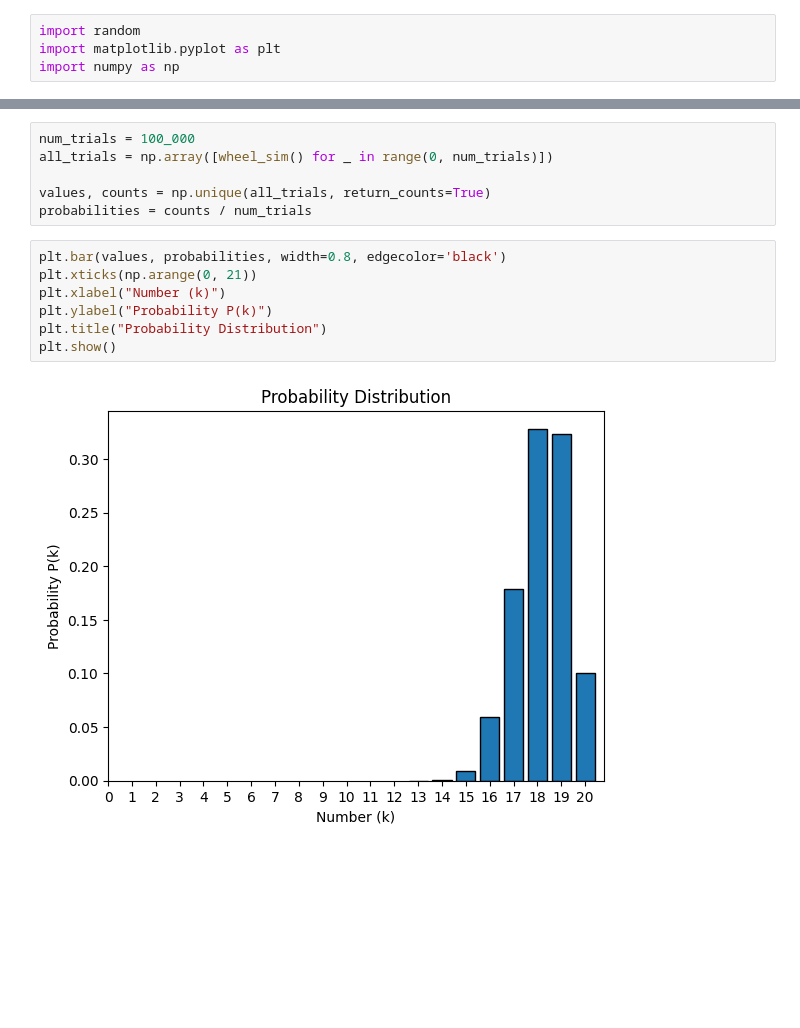
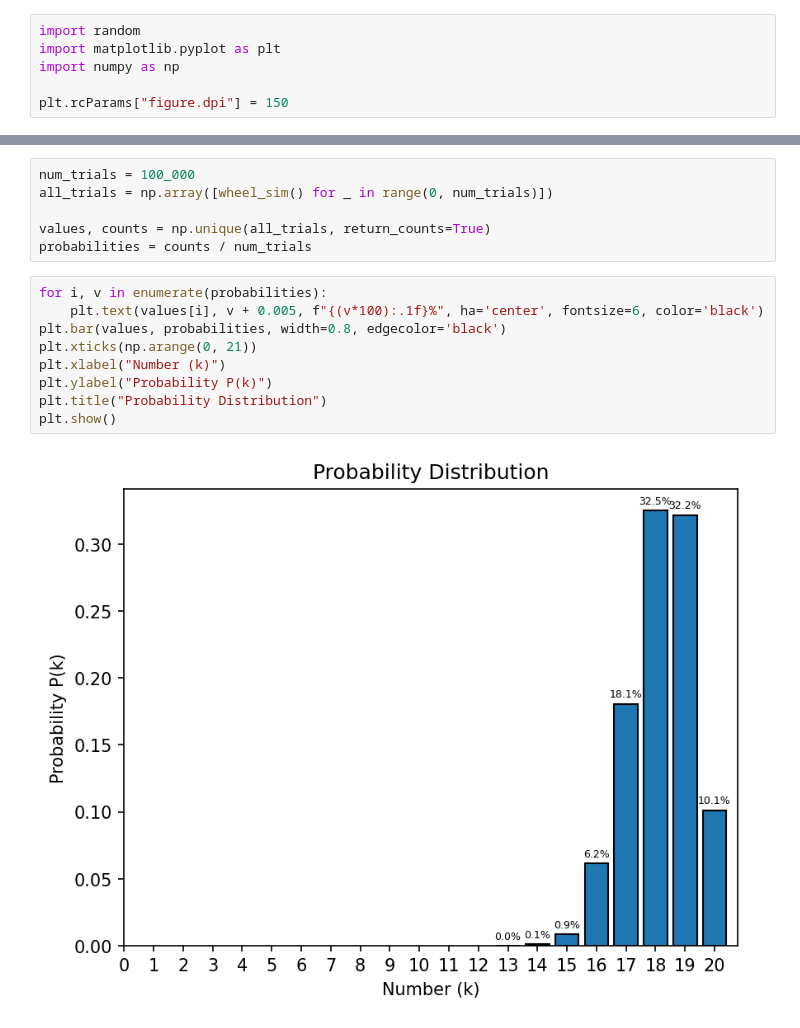
Before and after one commit to Woozl/finals-valentines-wheel, a Jupyter notebook: main.ipynb, the cells around one changed output, grey strips where cells are left out. Drawn from its saved outputs; the diff is of its cells as text; blank space fills up the shorter version.

Commit message:
add percentage labels to graphs

```diff
--- a/main.ipynb
+++ b/main.ipynb
@@ -2,6 +2,8 @@
 import random
 import matplotlib.pyplot as plt
 import numpy as np
+
+plt.rcParams["figure.dpi"] = 150
 # %%
 num_days = 13
 tickets_per_day = 3
@@ -33,14 +35,16 @@ all_trials = np.array([wheel_sim() for _ in range(0, num_trials)])
 values, counts = np.unique(all_trials, return_counts=True)
 probabilities = counts / num_trials
 # %%
+for i, v in enumerate(probabilities):
+    plt.text(values[i], v + 0.005, f"{(v*100):.1f}%", ha='center', fontsize=6, color='black')
 plt.bar(values, probabilities, width=0.8, edgecolor='black')
 plt.xticks(np.arange(0, 21))
 plt.xlabel("Number (k)")
 plt.ylabel("Probability P(k)")
 plt.title("Probability Distribution")
 plt.show()
 # %% [output]
-[figure, old version]
+[figure, new version]
 # %%
 cumulative_probs = np.cumsum(probabilities[::-1])[::-1]
 
```
Also changed, not shown: parts of 1 cell of this notebook.
